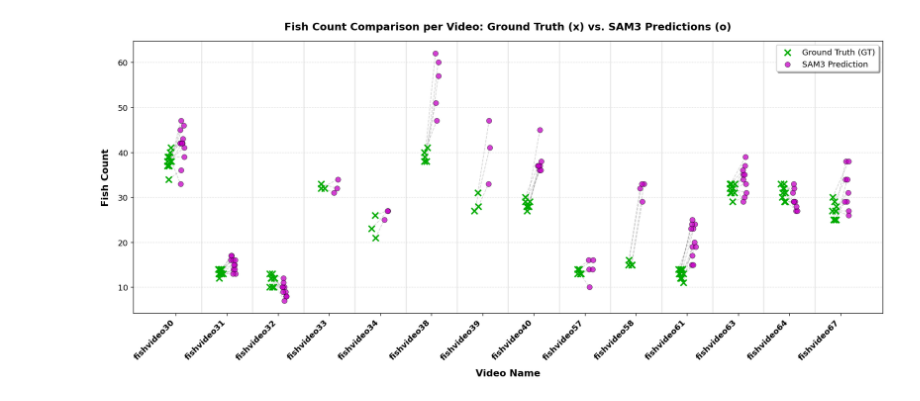
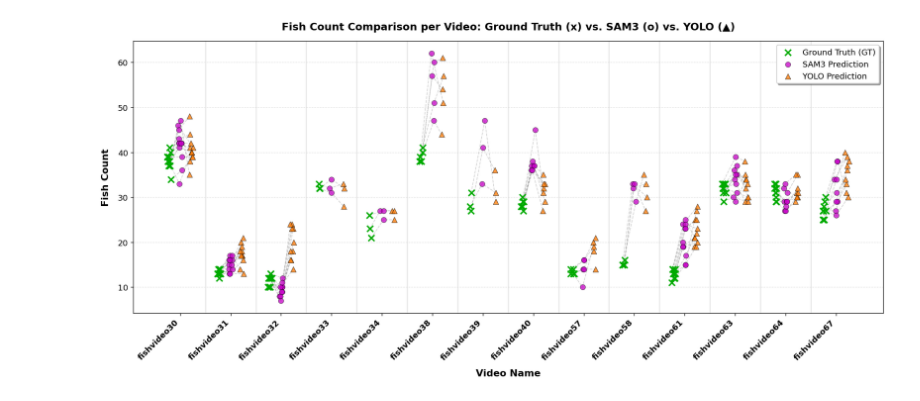
Before and after one commit to KevinSinigalia/Masterarbeit, a Jupyter notebook: sam3/evaluation_sam3count_vs_gtcount.ipynb, the cells around one changed output. Drawn from its saved outputs; the diff is of its cells as text; code cells hidden in the pictures.

Commit message:
feat: plots now show new features

```diff
--- a/sam3/evaluation_sam3count_vs_gtcount.ipynb
+++ b/sam3/evaluation_sam3count_vs_gtcount.ipynb
@@ -43,6 +43,9 @@ class EvalConfig:
     gt_labels_dir: Path = Path("../gt_labels_new_tofill")
     recordings_dir: Path = Path("../recordings_counted")
     masks_path: Path = Path("./cropped_outputs_raw_masks_compressed")
+    cropped_frames_dir: Path = Path("../recordings_counted/cropped_frames")  # same frames SAM3 was run on
+    yolo_model_path: Path = Path("../yolo/runs/segment/train-19/weights/best.pt")
+    yolo_conf_threshold: float = 0.25
     #output_dir: Path = Path("./evaluation_sam3count_vs_gtcount_output")
 
     #def __post_init__(self):
@@ -281,6 +343,6 @@ if not df_counts.empty:
 # %%
 # ==============================================================================
-# 5. PLOT: FISH COUNT PER VIDEO (GROUND TRUTH VS. SAM3 PREDICTIONS)
+# 6. PLOT: FISH COUNT PER VIDEO (GROUND TRUTH VS. SAM3 VS. YOLO PREDICTIONS)
 # ==============================================================================
 # 1. Sort videos naturally by their numeric ID (e.g., fishvideo30 -> fishvideo67)
 unique_videos = sorted(
@@ -300,19 +362,22 @@ for idx, row in df_counts.iterrows():
     x_base = video_to_x[row["video"]]
 
     # Add slight random horizontal jitter to separate overlapping counts
-    jitter_gt = np.random.uniform(-0.05, 0.05)
-    jitter_pred = np.random.uniform(-0.05, 0.05)
+    jitter_gt = np.random.uniform(-0.04, 0.04)
+    jitter_pred = np.random.uniform(-0.04, 0.04)
+    jitter_yolo = np.random.uniform(-0.04, 0.04)
 
-    x_gt = x_base - 0.12 + jitter_gt
-    x_pred = x_base + 0.12 + jitter_pred
+    x_gt = x_base - 0.22 + jitter_gt
+    x_pred = x_base + jitter_pred
+    x_yolo = x_base + 0.22 + jitter_yolo
 
     y_gt = row["gt_count"]
     y_pred = row["pred_count"]
+    y_yolo = row["yolo_count"]
 
     # Thin connector line showing count delta per frame
     plt.plot(
-        [x_gt, x_pred],
-        [y_gt, y_pred],
+        [x_gt, x_pred, x_yolo],
+        [y_gt, y_pred, y_yolo],
         color="gray",
         alpha=0.35,
         linestyle="--",
@@ -345,33 +410,47 @@ for idx, row in df_counts.iterrows():
         label="SAM3 Prediction" if idx == 0 else "",
     )
 
+    # Plot YOLO Prediction (Orange Triangle)
+    plt.scatter(
+        x_yolo,
+        y_yolo,
+        color="#ff7f0e",
+        marker="^",
+        s=55,
+        alpha=0.8,
+        edgecolors="black",
+        linewidths=0.5,
+        zorder=3,
+        label="YOLO Prediction" if idx == 0 else "",
+    )
+
 # 3. Aesthetics & Axis Configuration
 plt.xticks(
     ticks=range(len(unique_videos)),
     labels=unique_videos,
     rotation=45,
     ha="right",
     fontsize=11,
     fontweight="bold",
 )
 plt.yticks(fontsize=11)
 plt.xlabel("Video Name", fontsize=13, fontweight="bold", labelpad=10)
 plt.ylabel("Fish Count", fontsize=13, fontweight="bold", labelpad=10)
 plt.title(
-    "Fish Count Comparison per Video: Ground Truth (x) vs. SAM3 Predictions (o)",
+    "Fish Count Comparison per Video: Ground Truth (x) vs. SAM3 (o) vs. YOLO (▲)",
     fontsize=14,
     fontweight="bold",
     pad=15,
 )
 
 plt.grid(axis="y", linestyle=":", alpha=0.6)
 plt.legend(frameon=True, fontsize=11, loc="upper right", shadow=True)
 
 # Add subtle vertical separators between videos
 for x in range(len(unique_videos) - 1):
     plt.axvline(x=x + 0.5, color="lightgray", linestyle="-", alpha=0.5)
 
 plt.tight_layout()
 plt.show()
 # %% [output]
-[figure, old version]
+[figure, new version]
```
Also changed, not shown: parts of 2 cells of this notebook, 2 other files.
